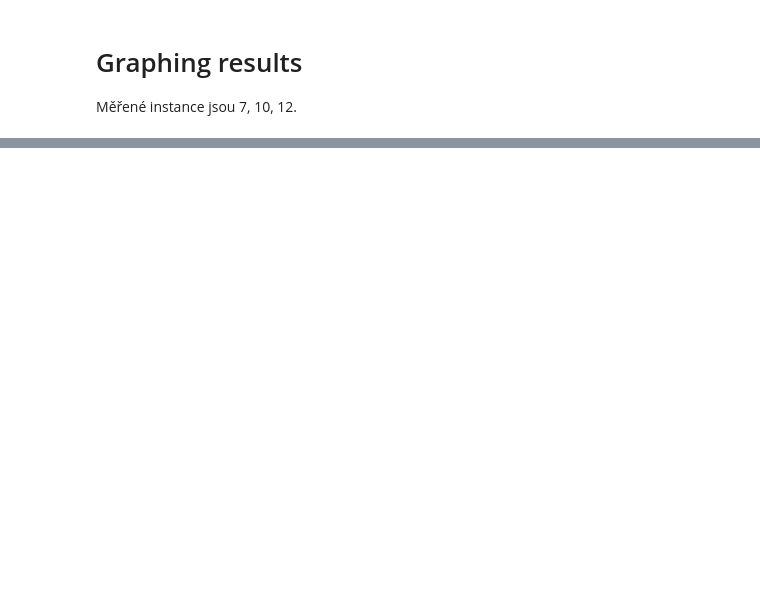
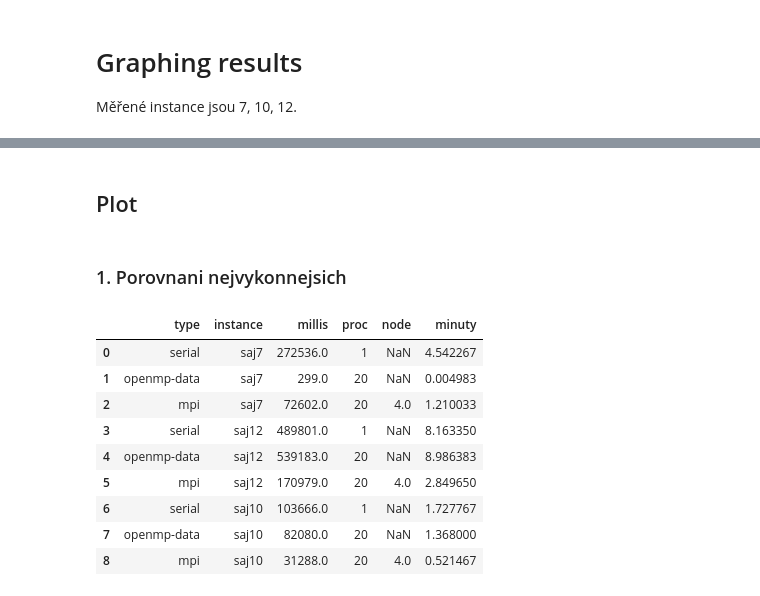
Before and after one commit to TaIos/ni-pdp-vysledky-mereni-star, a Jupyter notebook: vizualizace.ipynb, the cells around one changed output, grey strips where cells are left out. Saved outputs shown, nothing was run; the diff lists cells and outputs as text; code cells hidden in the pictures; blank space fills up the shorter version.

```diff
--- a/vizualizace.ipynb
+++ b/vizualizace.ipynb
@@ -210,0 +215,22 @@ display(df)
+# %% [markdown]
+## Plot
+# %% [markdown]
+### 1. Porovnani nejvykonnejsich
+# %%
+dfCmp = df[
+    (df.type == "serial") |
+    ((df.type == "openmp-data") & (df.proc == 20)) |
+    (df.proc == 20) & (df.node == 4)
+].sort_values(by=["instance", "type"], ascending=[False, False]).reset_index(drop=True)
+display(dfCmp)
+# %% [output]
+|  | type | instance | millis | proc | node | minuty |
+| 0 | serial | saj7 | 272536.0 | 1 | NaN | 4.542267 |
+| 1 | openmp-data | saj7 | 299.0 | 20 | NaN | 0.004983 |
+| 2 | mpi | saj7 | 72602.0 | 20 | 4.0 | 1.210033 |
+| 3 | serial | saj12 | 489801.0 | 1 | NaN | 8.163350 |
+| 4 | openmp-data | saj12 | 539183.0 | 20 | NaN | 8.986383 |
+| 5 | mpi | saj12 | 170979.0 | 20 | 4.0 | 2.849650 |
+| 6 | serial | saj10 | 103666.0 | 1 | NaN | 1.727767 |
+| 7 | openmp-data | saj10 | 82080.0 | 20 | NaN | 1.368000 |
+| 8 | mpi | saj10 | 31288.0 | 20 | 4.0 | 0.521467 |
```
Also changed, not shown: parts of 11 cells of this notebook, 1 other file.
